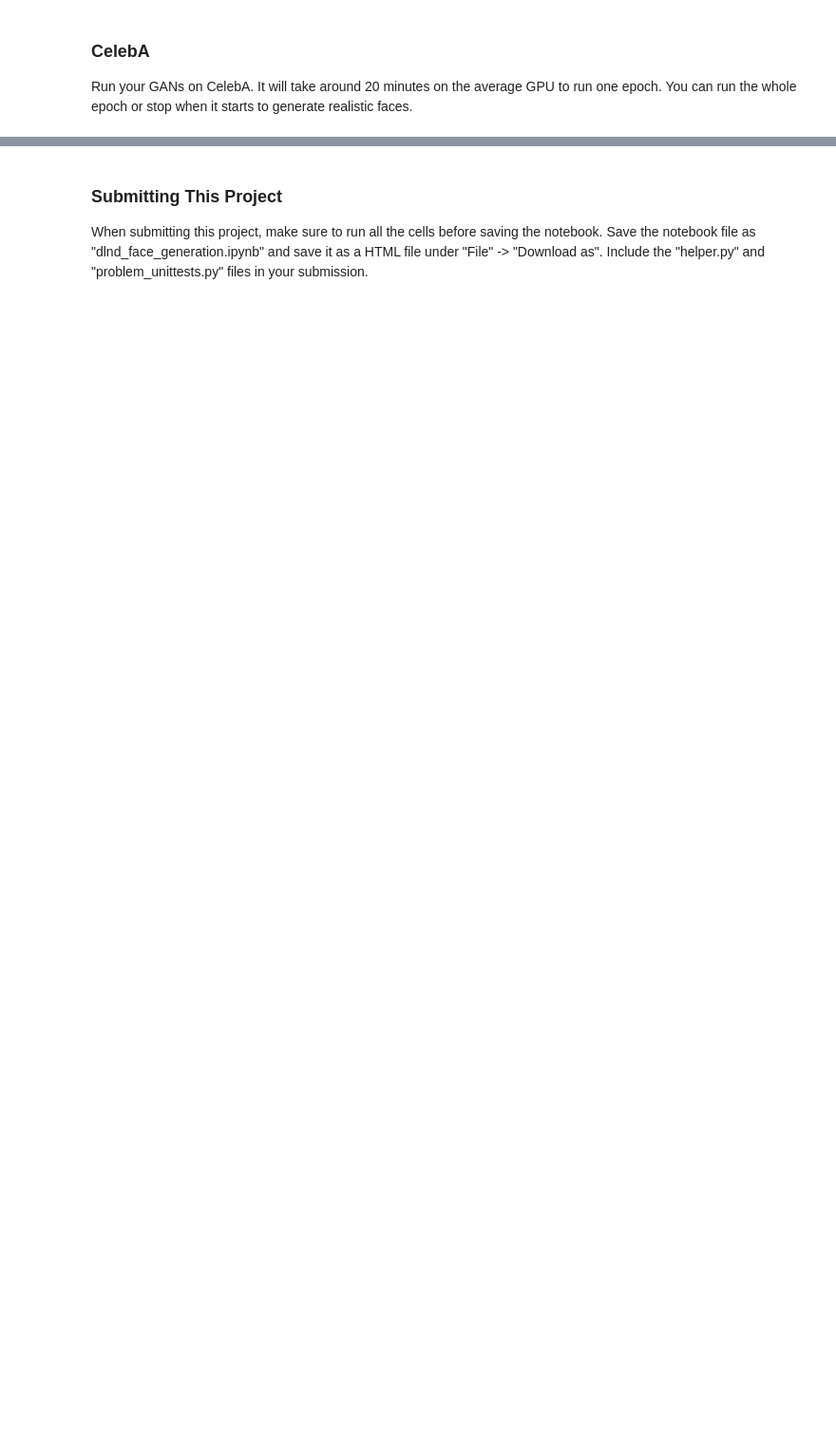
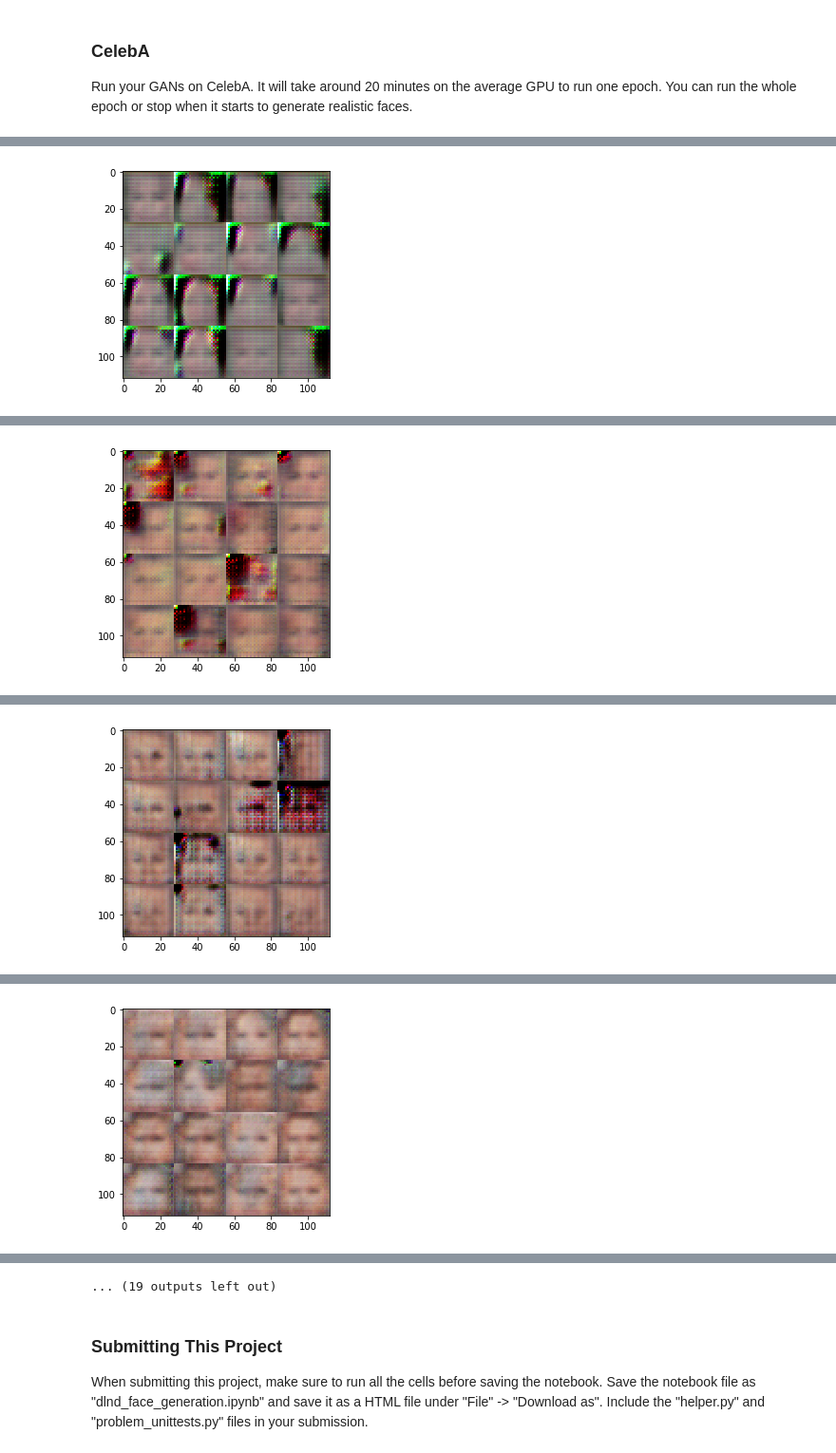
Before and after one commit to Scrier/udacity, a Jupyter notebook: Deep.Learning/5.Generative-Adversial-Networks/3.Project-Generate-Faces/dlnd_face_generation.ipynb, the cells around one changed output, grey strips where cells are left out. Shown at 95% size. Cells and saved outputs as stored; diff of their text form; code cells hidden in the pictures; blank space fills up the shorter version.

```diff
--- a/Deep.Learning/5.Generative-Adversial-Networks/3.Project-Generate-Faces/dlnd_face_generation.ipynb
+++ b/Deep.Learning/5.Generative-Adversial-Networks/3.Project-Generate-Faces/dlnd_face_generation.ipynb
@@ -178,12 +184,12 @@ Tests Passed
 ### Generator
 Implement `generator` to generate an image using `z`. This function should be able to reuse the variables in the neural network.  Use [`tf.variable_scope`](https://www.tensorflow.org/api_docs/python/tf/variable_scope) with a scope name of "generator" to allow the variables to be reused. The function should return the generated 28 x 28 x `out_channel_dim` images.
 # %%
-def gen_conv2d(inputs, filters, kernel_size=5, strides=2, padding='same', is_training=False, alpha=0.2):
+def gen_conv2d(inputs, filters, kernel_size=5, strides=2, padding='same', is_training=False):
     x = tf.layers.conv2d_transpose(inputs, filters, kernel_size, strides=strides, padding=padding)
     x = tf.layers.batch_normalization(x, training=is_training)
-    return tf.maximum(alpha * x, x)
+    return leaky_relu(x)
 
-def generator(z, out_channel_dim, is_train=True, alpha_channel=0.2):
+def generator(z, out_channel_dim, is_train=True):
     """
     Create the generator network
     :param z: Input z
@@ -195,20 +201,25 @@ def generator(z, out_channel_dim, is_train=True, alpha_channel=0.2):
     reuse = not is_train
     with tf.variable_scope('generator', reuse=reuse):
         # First fully connected layer
-        x = tf.layers.dense(z, 7*7*256)
+        x = tf.layers.dense(z, 7*7*1024)
         # Reshape it to start the convolutional stack
-        x = tf.reshape(x, (-1, 7, 7, 256))
+        x = tf.reshape(x, (-1, 7, 7, 1024))
+        x = gen_conv2d(x, 1024, kernel_size=4, strides=1, is_training=is_train)
         x = tf.layers.batch_normalization(x, training=is_train)
-        x = tf.maximum(alpha_channel * x, x)
-        # 7x7x256 now
+        x = leaky_relu(x)
+        # 7x7x1024
 
-        x = gen_conv2d(x, 128, is_training=is_train, alpha=alpha_channel)
-        # 14x14x128
+        x = gen_conv2d(x, 512, kernel_size=4, strides=2, is_training=is_train)
+        # 14x14x512
 
-        x = gen_conv2d(x, 64, is_training=is_train, alpha=alpha_channel)
-        # 28x28x62
+        x = gen_conv2d(x, 256, kernel_size=4, strides=2, is_training=is_train,)
+        # 28x28x256
+
+        x = gen_conv2d(x, 128, kernel_size=4, strides=1, is_training=is_train)
+        # 28x28x128
 
         logits = tf.layers.conv2d_transpose(x, out_channel_dim, 5, padding='same')
+        # 28,28,5
 
         out = tf.tanh(logits)
 
@@ -227,7 +238,7 @@ Implement `model_loss` to build the GANs for training and calculate the loss.  T
 - `discriminator(images, reuse=False)`
 - `generator(z, out_channel_dim, is_train=True)`
 # %%
-def model_loss(input_real, input_z, out_channel_dim, alpha_channel=0.2):
+def model_loss(input_real, input_z, out_channel_dim):
     """
     Get the loss for the discriminator and generator
     :param input_real: Images from the real dataset
@@ -236,9 +247,9 @@ def model_loss(input_real, input_z, out_channel_dim, alpha_channel=0.2):
     :return: A tuple of (discriminator loss, generator loss)
     """
     # TODO: Implement Function
-    g_model = generator(input_z, out_channel_dim, alpha_channel=alpha_channel)
-    d_model_real, d_logits_real = discriminator(input_real, alpha_channel=alpha_channel)
-    d_model_fake, d_logits_fake = discriminator(g_model, reuse=True, alpha_channel=alpha_channel)
+    g_model = generator(input_z, out_channel_dim)
+    d_model_real, d_logits_real = discriminator(input_real)
+    d_model_fake, d_logits_fake = discriminator(g_model, reuse=True)
 
     d_loss_real = tf.reduce_mean(
         tf.nn.sigmoid_cross_entropy_with_logits(logits=d_logits_real, labels=tf.ones_like(d_model_real)))
@@ -424,10 +454,10 @@ KeyboardInterrupt:
 ### CelebA
 Run your GANs on CelebA.  It will take around 20 minutes on the average GPU to run one epoch.  You can run the whole epoch or stop when it starts to generate realistic faces.
 # %%
-batch_size = None
-z_dim = None
-learning_rate = None
-beta1 = None
+batch_size = 128
+z_dim = 100
+learning_rate = 0.0005
+beta1 = 0.5
 
 
 """
@@ -439,3 +469,4 @@ celeba_dataset = helper.Dataset('celeba', glob(os.path.join(data_dir, 'img_align
 with tf.Graph().as_default():
     train(epochs, batch_size, z_dim, learning_rate, beta1, celeba_dataset.get_batches,
           celeba_dataset.shape, celeba_dataset.image_mode)
+# %% [output]
@@ -441,0 +478 @@ with tf.Graph().as_default():
+[figure, added]
@@ -441,0 +484 @@ with tf.Graph().as_default():
+[figure, added]
@@ -441,0 +490 @@ with tf.Graph().as_default():
+[figure, added]
@@ -441,0 +496 @@ with tf.Graph().as_default():
+[figure, added]
@@ -442,3 +509,4 @@ with tf.Graph().as_default():
+... (19 outputs left out)
 # %% [markdown]
 ### Submitting This Project
 When submitting this project, make sure to run all the cells before saving the notebook. Save the notebook file as "dlnd_face_generation.ipynb" and save it as a HTML file under "File" -> "Download as". Include the "helper.py" and "problem_unittests.py" files in your submission.
```
Also changed, not shown: parts of 8 cells of this notebook.
